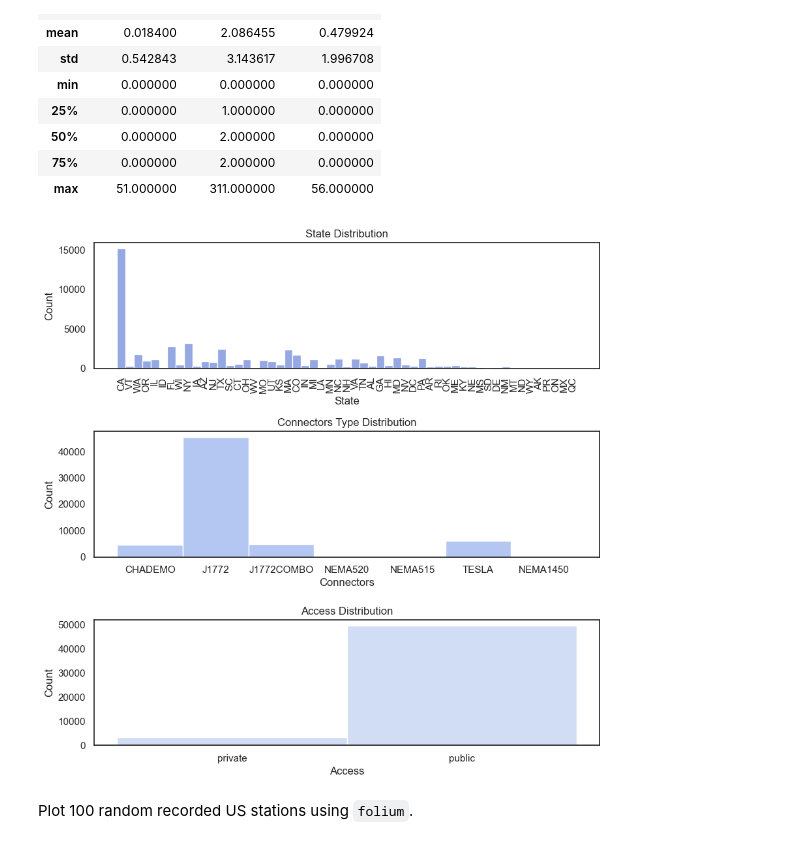
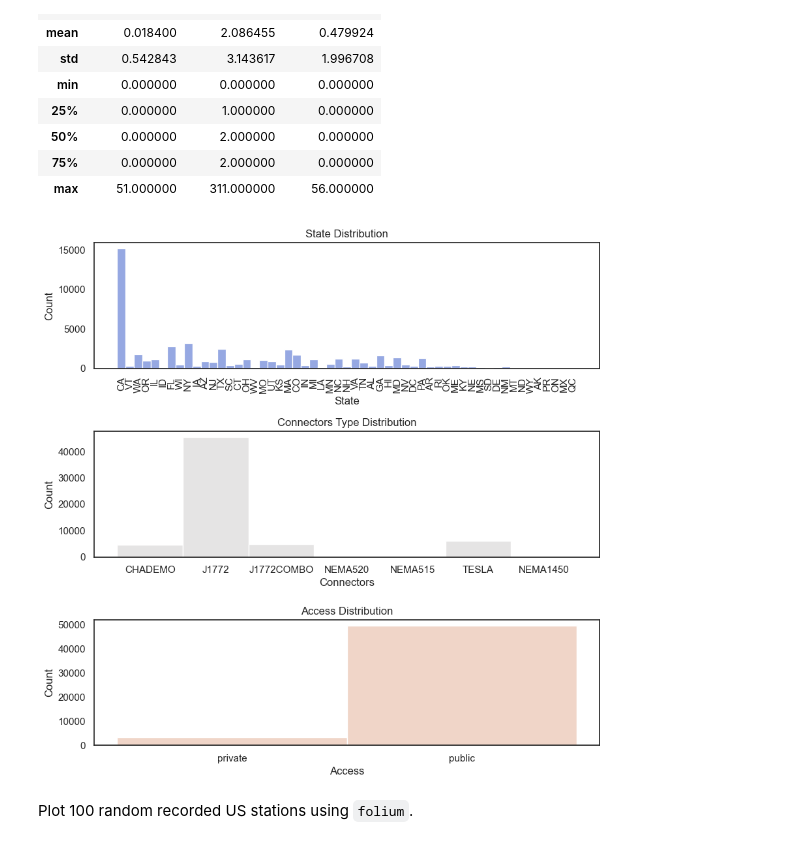
Before and after one commit to COGS118A/Group031-SP23, a Jupyter notebook: Checkpoint_Group031-SP23.ipynb, the cells around one changed output. Saved outputs shown, nothing was run; the diff lists cells and outputs as text; code cells hidden in the pictures.

```diff
--- a/Checkpoint_Group031-SP23.ipynb
+++ b/Checkpoint_Group031-SP23.ipynb
@@ -124,6 +128,7 @@ stations_labels = ['name',
 stations_df = stations_df.rename(columns={stations_df.columns[i]: stations_labels[i] for i, _ in enumerate(stations_df.columns)})
 # %%
 # Cleaned dataset
+stations_df = stations_df.reset_index(drop=True)
 stations_df.head()
 # %% [output]
 |  | name | street_address | city | state | zip | latitude | longitude | level1_count | level2_count | ... |
@@ -180,24 +174,24 @@ for observation in stations_df['connectors']:
 # %%
 # Plot state, fuel_code, connectors, and access distributions
 fig, axes = plt.subplots(3, 1, figsize=(10, 10))
 fig.subplots_adjust(hspace=0.5)
 
 # State distribution
 plt1 = sns.histplot(data=stations_df, x='state', ax=axes[0], color='#738bd9')
 plt1.set(title='State Distribution',  xlabel='State', ylabel='Count')
 plt1.tick_params(axis='x', rotation=90)
 
 # Connectors distribution
-plt2 = sns.histplot(data=connectors, ax=axes[1], color='#9bb5f0')
+plt2 = sns.histplot(data=connectors, ax=axes[1], color='#dddcdc')
 plt2.set(title='Connectors Type Distribution',  xlabel='Connectors', ylabel='Count')
 
 # Access distributions
-plt3 = sns.histplot(data=stations_df, x='access', ax=axes[2], color='#c1d2f1')
+plt3 = sns.histplot(data=stations_df, x='access', ax=axes[2], color='#ecc7b6')
 plt3.set(title='Access Distribution',  xlabel='Access', ylabel='Count')
 
 plt.show()
 # %% [output]
-[figure, old version]
+[figure, new version]
 # %% [markdown]
 Plot 100 random recorded US stations using `folium`.
 # %%
```
Also changed, not shown: parts of 18 cells of this notebook, 1 other file.
